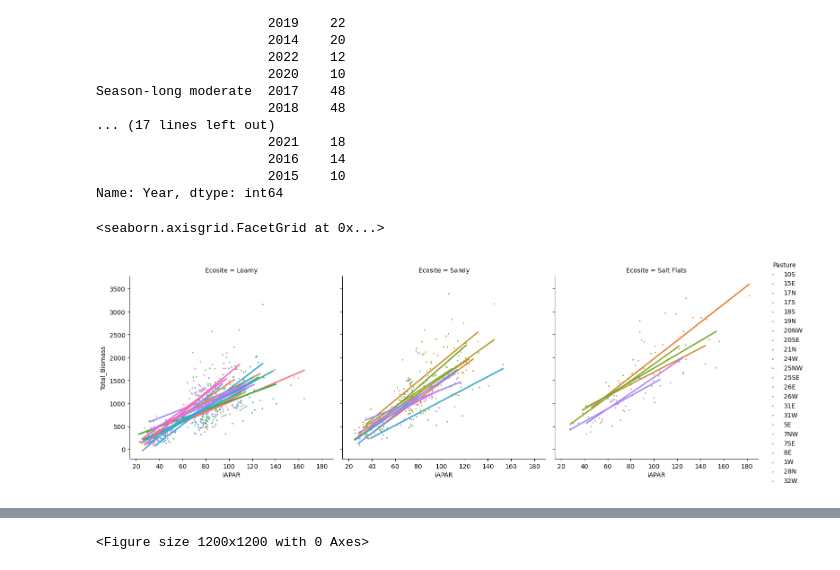
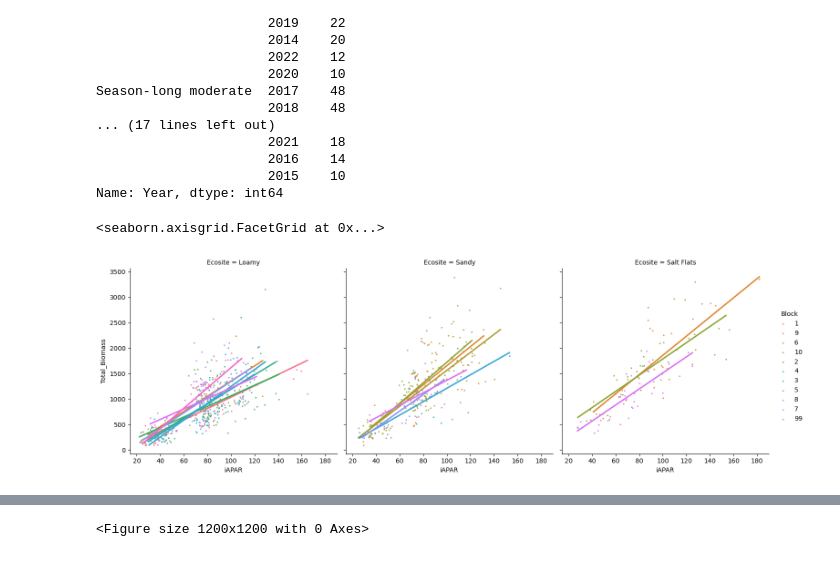
Before and after one commit to kearney-sp/cper_hls_veg_models, a Jupyter notebook: production/compensation_explore.ipynb, the cells around one changed output, grey strips where cells are left out. Cells and saved outputs as stored; diff of their text form; code cells hidden in the pictures.

```diff
--- a/production/compensation_explore.ipynb
+++ b/production/compensation_explore.ipynb
@@ -96,7 +96,7 @@ df.to_csv(outPATH, index=False)
 # %%
-sns.lmplot(x='iAPAR', y='Total_Biomass', hue='Pasture', ci=None, col='Ecosite',
+sns.lmplot(x='iAPAR', y='Total_Biomass', hue='Block', ci=None, col='Ecosite',
            data=df,#.groupby(['Pasture', 'Year', 'Ecosite', 'Graze_timing']).mean().reset_index(),
            scatter_kws={'s': 2})
 # %% [output]
 <seaborn.axisgrid.FacetGrid at 0x...>
-[figure, old version]
+[figure, new version]
```
Also changed, not shown: parts of 2 cells of this notebook, 2 other files.
